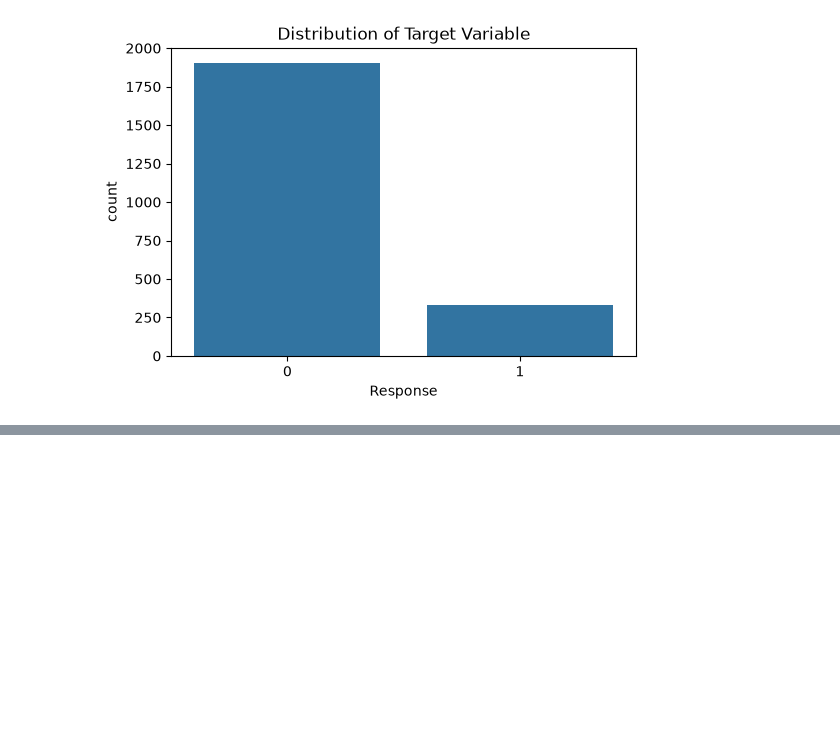
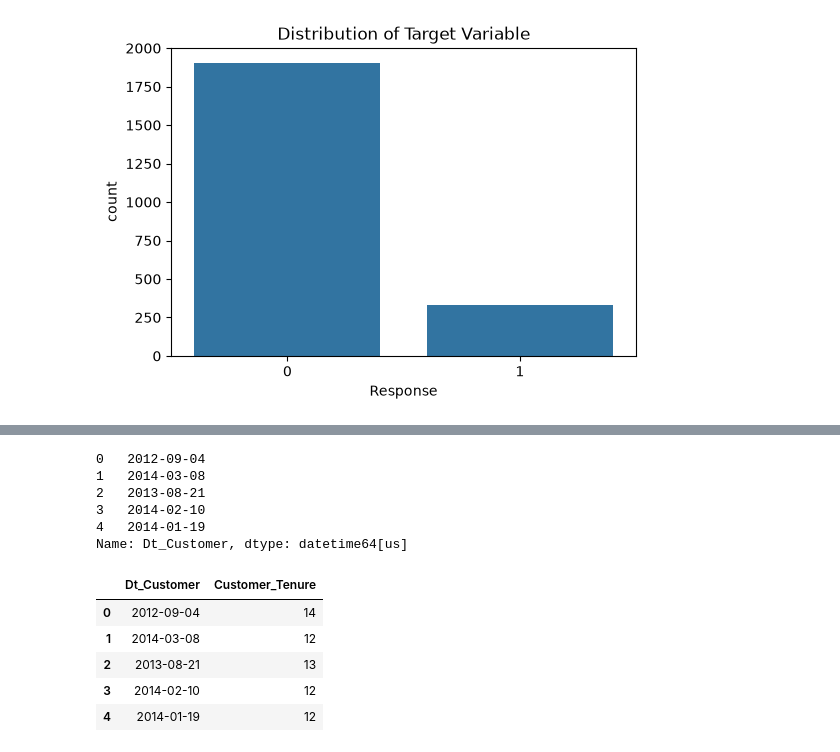
Before and after one commit to GomsVenky/customer-behavior-prediction, a Jupyter notebook: notebooks/01_data_exploration.ipynb, the cells around one changed output, grey strips where cells are left out. Saved outputs shown, nothing was run; the diff lists cells and outputs as text; code cells hidden in the pictures; blank space fills up the shorter version.

```diff
--- a/notebooks/01_data_exploration.ipynb
+++ b/notebooks/01_data_exploration.ipynb
@@ -482,0 +613,6 @@ plt.show()
+# %%
+df = df[df["Age"] <= 100]
+
+print(df.shape)
+
+df["Age"].describe()
@@ -482,0 +645,25 @@ plt.show()
+# %%
+df["Dt_Customer"].head()
+# %% [output]
+0   2012-09-04
+1   2014-03-08
+2   2013-08-21
+3   2014-02-10
+4   2014-01-19
+Name: Dt_Customer, dtype: datetime64[us]
+# %%
+df["Dt_Customer"] = pd.to_datetime(
+    df["Dt_Customer"],
+    format="%d-%m-%Y"
+)
+# %%
+df["Customer_Tenure"] = 2026 - df["Dt_Customer"].dt.year
+
+df[["Dt_Customer", "Customer_Tenure"]].head()
+# %% [output]
+|  | Dt_Customer | Customer_Tenure |
+| 0 | 2012-09-04 | 14 |
+| 1 | 2014-03-08 | 12 |
+| 2 | 2013-08-21 | 13 |
+| 3 | 2014-02-10 | 12 |
+| 4 | 2014-01-19 | 12 |
```
Also changed, not shown: parts of 31 cells of this notebook, 1 other file.
